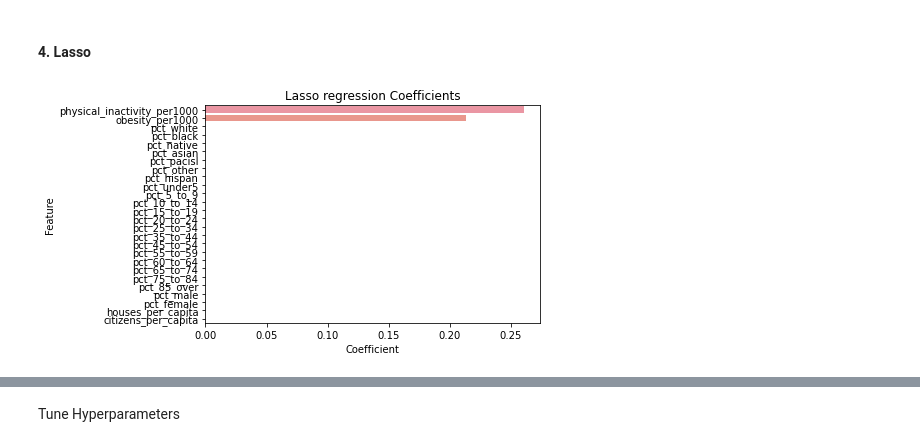
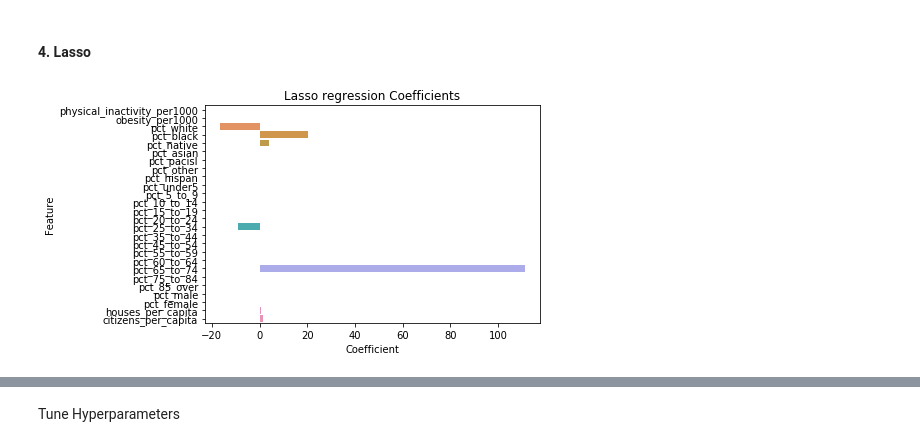
Before and after one commit to yaelnidam/CSS_Project2_Team1_Fall2020, a Jupyter notebook: project2.ipynb, the cells around one changed output, grey strips where cells are left out. Drawn from its saved outputs; the diff is of its cells as text; code cells hidden in the pictures.

Commit message:
Resolved issues throughout the document, updated 5.1 to our current analysis, placed code for 5.3. Will update 5.2 tomorrow

```diff
--- a/project2.ipynb
+++ b/project2.ipynb
@@ -216,17 +228,31 @@ cols
 # %%
+# convert count variables to percents
+diabetes_clean['pct_white'] = diabetes_clean['race alone or in combination with one or more other races_total population_white']/diabetes_clean['race alone or in combination with one or more other races_total population']
+diabetes_clean['pct_black'] = diabetes_clean['race alone or in combination with one or more other races_total population_black or african american']/diabetes_clean['race alone or in combination with one or more other races_total population']
+diabetes_clean['pct_native'] = diabetes_clean['race alone or in combination with one or more other races_total population_american indian and alaska native']/diabetes_clean['race alone or in combination with one or more other races_total population']
+diabetes_clean['pct_asian'] = diabetes_clean['race alone or in combination with one or more other races_total population_asian']/diabetes_clean['race alone or in combination with one or more other races_total population']
+diabetes_clean['pct_pacisl'] = diabetes_clean['race alone or in combination with one or more other races_total population_native hawaiian and other pacific islander']/diabetes_clean['race alone or in combination with one or more other races_total population']
+diabetes_clean['pct_other'] = diabetes_clean['race alone or in combination with one or more other races_total population_some other race']/diabetes_clean['race alone or in combination with one or more other races_total population']
+diabetes_clean['pct_hispan'] = diabetes_clean['hispanic or latino and race_total population_hispanic or latino (of any race)']/diabetes_clean['race alone or in combination with one or more other races_total population']
 
-# We drop variables that shouldn't be used in the analysis
-diabetes_clean = diabetes[['diabetes_per1000','physical_inactivity_per1000','obesity_per1000',
-                                 'sex and age_total population_65 years and over_sex ratio (males per 100 females)', #Data exploration variables
-                                 'race alone or in combination with one or more other races_total population', 'race alone or in combination with one or more other races_total population_white', 'race alone or in combination with one or more other races_total population_black or african american',
-                                 'race alone or in combination with one or more other races_total population_american indian and alaska native', 'race alone or in combination with one or more other races_total population_asian', 'race alone or in combination with one or more other races_total population_native hawaiian and other pacific islander',
-                                 'race alone or in combination with one or more other races_total population_some other race', 'hispanic or latino and race_total population_hispanic or latino (of any race)',
-                                 'sex and age_total population_65 years and over_1', 'sex and age_total population_65 years and over_male', 'sex and age_total population_65 years and over_female',
-                                 'sex and age_total population', 'sex and age_total population_male', 'sex and age_total population_female',
-                                 'sex and age_total population_sex ratio (males per 100 females)', 'sex and age_total population_under 5 years', 'sex and age_total population_5 to 9 years',
-                                 'sex and age_total population_10 to 14 years', 'sex and age_total population_15 to 19 years', 'sex and age_total population_20 to 24 years',
-                                 'sex and age_total population_25 to 34 years', 'sex and age_total population_35 to 44 years', 'sex and age_total population_45 to 54 years', 'sex and age_total population_55 to 59 years',
-                                 'sex and age_total population_60 to 64 years', 'sex and age_total population_65 to 74 years', 'sex and age_total population_75 to 84 years', 'sex and age_total population_85 years and over',
-                                 'sex and age_total population_median age (years)', 'total housing units','citizen -  voting age population_citizen -  18 and over population' ]]
-diabetes_clean.shape
+diabetes_clean['pct_under5'] = diabetes_clean['sex and age_total population_under 5 years']/diabetes_clean['race alone or in combination with one or more other races_total population']
+diabetes_clean['pct_5_to_9'] = diabetes_clean['sex and age_total population_5 to 9 years']/diabetes_clean['race alone or in combination with one or more other races_total population']
+diabetes_clean['pct_10_to_14'] = diabetes_clean['sex and age_total population_10 to 14 years']/diabetes_clean['race alone or in combination with one or more other races_total population']
+diabetes_clean['pct_15_to_19'] = diabetes_clean['sex and age_total population_15 to 19 years']/diabetes_clean['race alone or in combination with one or more other races_total population']
+diabetes_clean['pct_20_to_24'] = diabetes_clean['sex and age_total population_20 to 24 years']/diabetes_clean['race alone or in combination with one or more other races_total population']
+diabetes_clean['pct_25_to_34'] = diabetes_clean[ 'sex and age_total population_25 to 34 years']/diabetes_clean['race alone or in combination with one or more other races_total population']
+diabetes_clean['pct_35_to_44'] = diabetes_clean[ 'sex and age_total population_35 to 44 years']/diabetes_clean['race alone or in combination with one or more other races_total population']
+diabetes_clean['pct_45_to_54'] = diabetes_clean[ 'sex and age_total population_45 to 54 years']/diabetes_clean['race alone or in combination with one or more other races_total population']
+diabetes_clean['pct_55_to_59'] = diabetes_clean['sex and age_total population_55 to 59 years']/diabetes_clean['race alone or in combination with one or more other races_total population']
+diabetes_clean['pct_60_to_64'] = diabetes_clean[ 'sex and age_total population_60 to 64 years']/diabetes_clean['race alone or in combination with one or more other races_total population']
+diabetes_clean['pct_65_to_74'] = diabetes_clean[ 'sex and age_total population_65 to 74 years']/diabetes_clean['race alone or in combination with one or more other races_total population']
+diabetes_clean['pct_75_to_84'] = diabetes_clean[ 'sex and age_total population_75 to 84 years']/diabetes_clean['race alone or in combination with one or more other races_total population']
+diabetes_clean['pct_85_over'] = diabetes_clean[ 'sex and age_total population_85 years and over']/diabetes_clean['race alone or in combination with one or more other races_total population']
+
+diabetes_clean['pct_male'] = diabetes_clean['sex and age_total population_male']/diabetes_clean['sex and age_total population']
+diabetes_clean['pct_female'] = diabetes_clean['sex and age_total population_female']/diabetes_clean['sex and age_total population']
+diabetes_clean['houses_per_capita'] = diabetes_clean['total housing units']/diabetes_clean['sex and age_total population']
+diabetes_clean['citizens_per_capita'] = diabetes_clean['citizen -  voting age population_citizen -  18 and over population']/diabetes_clean['sex and age_total population']
+
+diabetes_clean.head(3)
 # %% [output]
@@ -765,17 +665,17 @@ Validation RMSE 20.148756572929127
 #### 4. Lasso
 # %%
 # create and fit the model
-lasso_reg = Lasso(max_iter=10000)
+lasso_reg = Lasso(max_iter=10000,alpha=0.05)
 lasso_model = lasso_reg.fit(X_train, y_train)
 lasso_reg_data = pd.DataFrame([lasso_model.coef_, X.columns]).T
 lasso_reg_data.columns = ['Coefficient', 'Feature']
 lasso_reg_data.head()
 # Plot
 ax = sns.barplot(x="Coefficient", y="Feature", data=lasso_reg_data)
 ax.set_title("Lasso regression Coefficients")
 plt.show()
 # %% [output]
-[figure, old version]
+[figure, new version]
 # %%
 # use the model to make predictions
 lasso_pred = lasso_model.predict(X_train)
```
Also changed, not shown: parts of 62 cells of this notebook.
